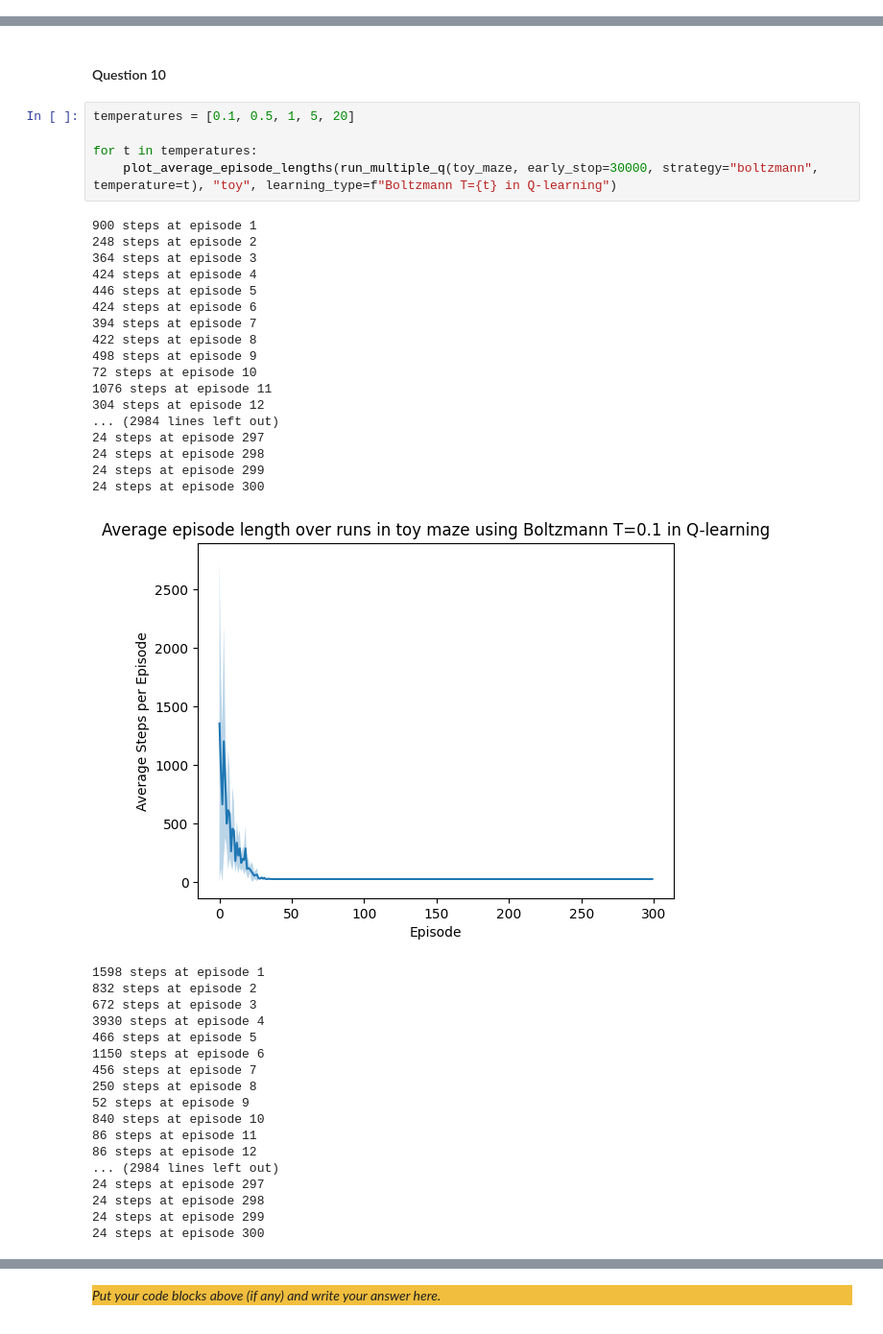
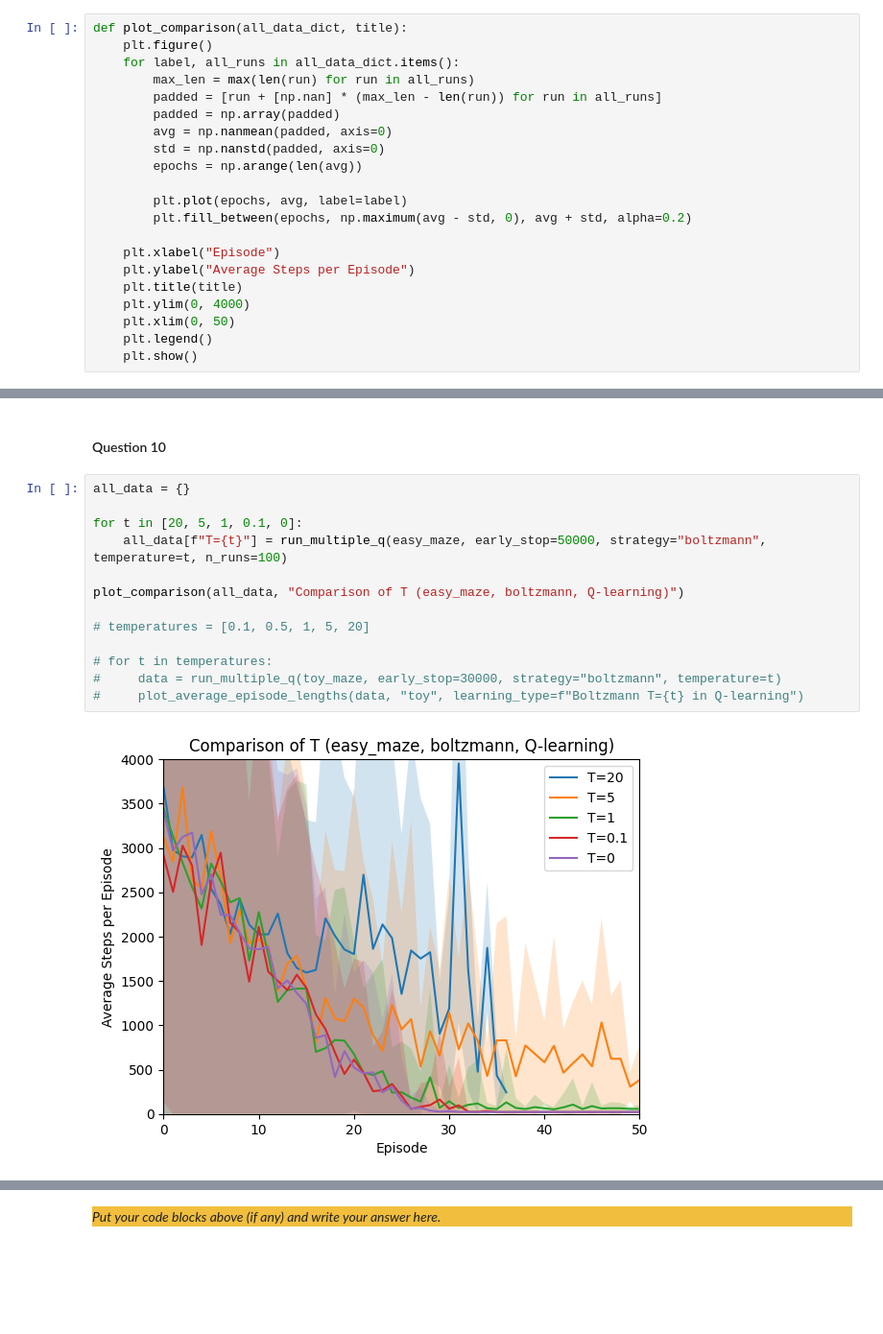
Before and after one commit to fusiatique/ci-assignments, a Jupyter notebook: assignment_3/src/Main.ipynb, the cells around one changed output, grey strips where cells are left out. Shown at 96% size. Cells and saved outputs as stored; diff of their text form; blank space fills up the shorter version.

```diff
--- a/assignment_3/src/Main.ipynb
+++ b/assignment_3/src/Main.ipynb
@@ -614,4 +555,25 @@ _Write your answer here._
 # %% [markdown]
 ### 2.2 Optimization
 #### Question 8
+# %%
+def plot_comparison(all_data_dict, title):
+    plt.figure()
+    for label, all_runs in all_data_dict.items():
+        max_len = max(len(run) for run in all_runs)
+        padded = [run + [np.nan] * (max_len - len(run)) for run in all_runs]
+        padded = np.array(padded)
+        avg = np.nanmean(padded, axis=0)
+        std = np.nanstd(padded, axis=0)
+        epochs = np.arange(len(avg))
+
+        plt.plot(epochs, avg, label=label)
+        plt.fill_between(epochs, np.maximum(avg - std, 0), avg + std, alpha=0.2)
+
+    plt.xlabel("Episode")
+    plt.ylabel("Average Steps per Episode")
+    plt.title(title)
+    plt.ylim(0, 4000)
+    plt.xlim(0, 50)
+    plt.legend()
+    plt.show()
 # %%
@@ -723,43 +606,17 @@ _Write your answer here._
 # %% [markdown]
 #### Question 10
 # %%
-temperatures = [0.1, 0.5, 1, 5, 20]
+all_data = {}
 
-for t in temperatures:
-    plot_average_episode_lengths(run_multiple_q(toy_maze, early_stop=30000, strategy="boltzmann", temperature=t), "toy", learning_type=f"Boltzmann T={t} in Q-learning")
+for t in [20, 5, 1, 0.1, 0]:
+    all_data[f"T={t}"] = run_multiple_q(easy_maze, early_stop=50000, strategy="boltzmann", temperature=t, n_runs=100)
+
+plot_comparison(all_data, "Comparison of T (easy_maze, boltzmann, Q-learning)")
+
+# temperatures = [0.1, 0.5, 1, 5, 20]
+
+# for t in temperatures:
+#     data = run_multiple_q(toy_maze, early_stop=30000, strategy="boltzmann", temperature=t)
+#     plot_average_episode_lengths(data, "toy", learning_type=f"Boltzmann T={t} in Q-learning")
 # %% [output]
-900 steps at episode 1
-248 steps at episode 2
-364 steps at episode 3
-424 steps at episode 4
-446 steps at episode 5
-424 steps at episode 6
-394 steps at episode 7
-422 steps at episode 8
-498 steps at episode 9
-72 steps at episode 10
-1076 steps at episode 11
-304 steps at episode 12
-... (2984 lines left out)
-24 steps at episode 297
-24 steps at episode 298
-24 steps at episode 299
-24 steps at episode 300
-[figure, old version]
+[figure, new version]
-1598 steps at episode 1
-832 steps at episode 2
-672 steps at episode 3
-3930 steps at episode 4
-466 steps at episode 5
-1150 steps at episode 6
-456 steps at episode 7
-250 steps at episode 8
-52 steps at episode 9
-840 steps at episode 10
-86 steps at episode 11
-86 steps at episode 12
-... (2984 lines left out)
-24 steps at episode 297
-24 steps at episode 298
-24 steps at episode 299
-24 steps at episode 300
```
Also changed, not shown: parts of 11 cells of this notebook.
